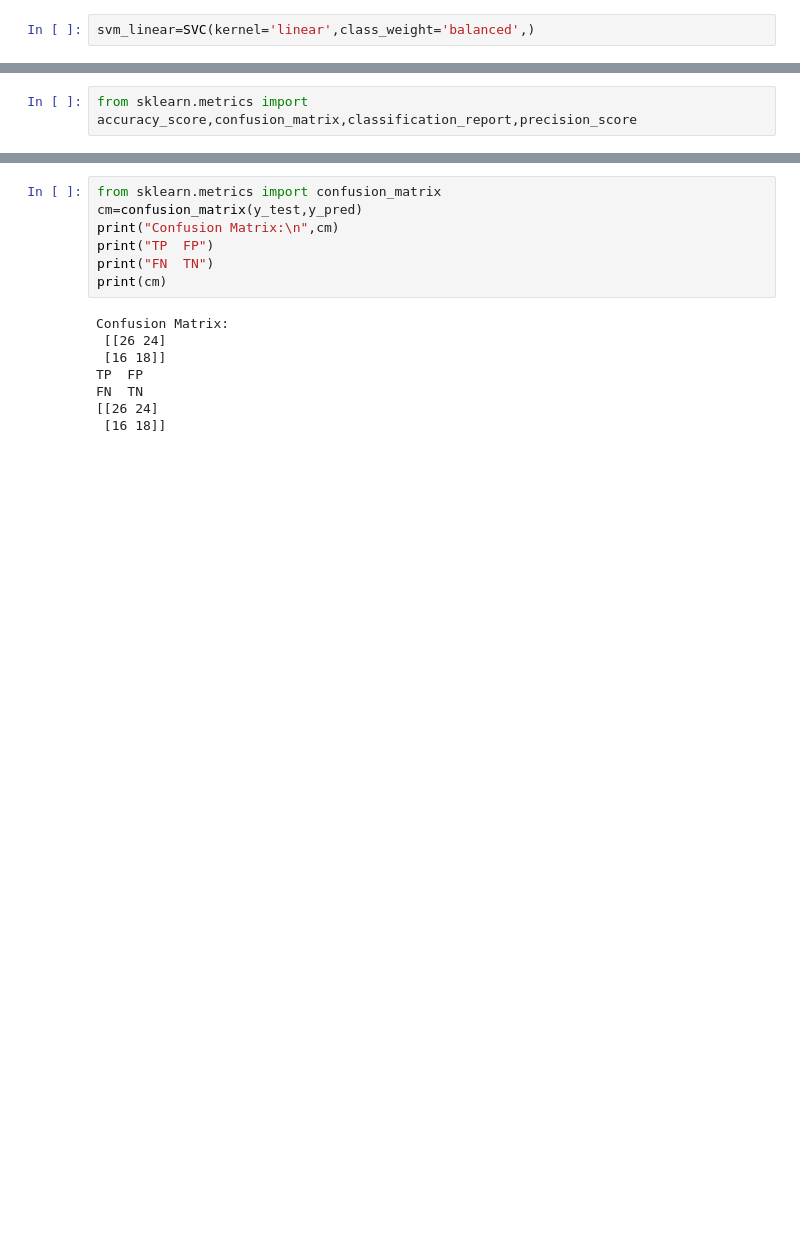
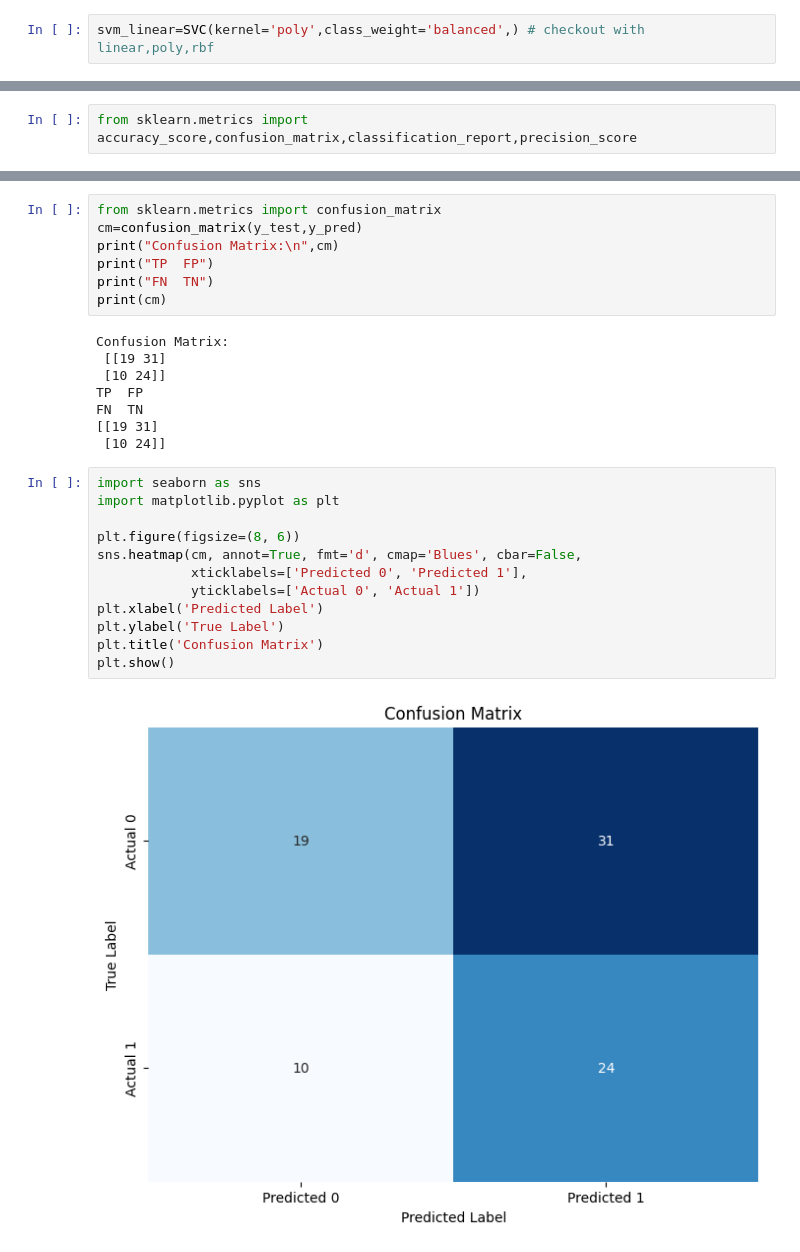
Before and after one commit to SHINE51278/ML, a Jupyter notebook: Lab_Assignment6.ipynb, the cells around one changed output, grey strips where cells are left out. Cells and saved outputs as stored; diff of their text form; blank space fills up the shorter version.

```diff
--- a/Lab_Assignment6.ipynb
+++ b/Lab_Assignment6.ipynb
@@ -77,7 +77,7 @@ Testing samples: (84, 1)
 # %%
 from sklearn.svm import SVC # SVC - Support Vector Classification
 # %%
-svm_linear=SVC(kernel='linear',class_weight='balanced',)
+svm_linear=SVC(kernel='poly',class_weight='balanced',) # checkout with linear,poly,rbf
 # %%
 svm_linear.fit(x_train,y_train)
 # %% [output]
@@ -112,12 +112,26 @@ print("FN  TN")
 print(cm)
 # %% [output]
 Confusion Matrix:
- [[26 24]
- [16 18]]
+ [[19 31]
+ [10 24]]
 TP  FP
 FN  TN
-[[26 24]
- [16 18]]
+[[19 31]
+ [10 24]]
+# %%
+import seaborn as sns
+import matplotlib.pyplot as plt
+
+plt.figure(figsize=(8, 6))
+sns.heatmap(cm, annot=True, fmt='d', cmap='Blues', cbar=False,
+            xticklabels=['Predicted 0', 'Predicted 1'],
+            yticklabels=['Actual 0', 'Actual 1'])
+plt.xlabel('Predicted Label')
+plt.ylabel('True Label')
+plt.title('Confusion Matrix')
+plt.show()
+# %% [output]
+[figure, added]
 # %%
 from sklearn.metrics import recall_score
 recall=recall_score(y_test,y_pred)
```
Also changed, not shown: parts of 6 cells of this notebook.
